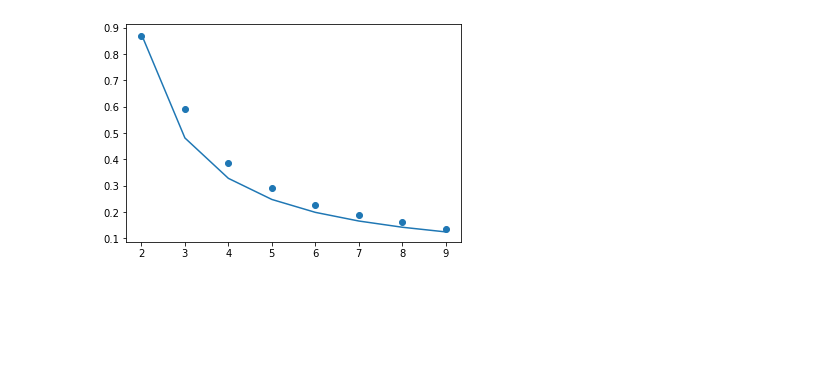
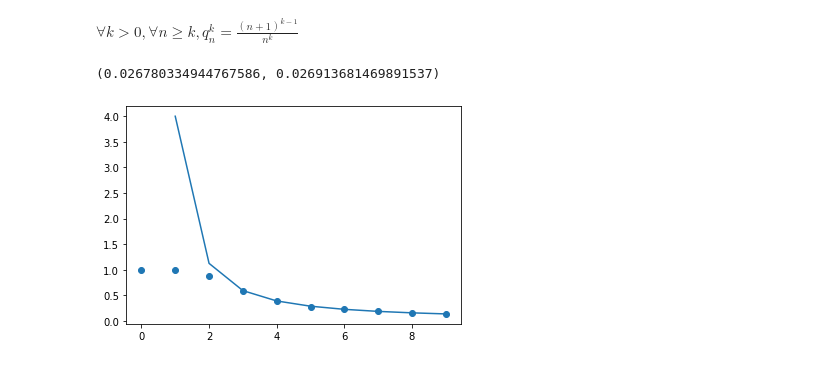
Before and after one commit to jeanHeibig/casinoRoulette, a Jupyter notebook: p_ruine/n2.ipynb, the cells around one changed output. Saved outputs shown, nothing was run; the diff lists cells and outputs as text; code cells hidden in the pictures; blank space fills up the shorter version.

```diff
--- a/p_ruine/n2.ipynb
+++ b/p_ruine/n2.ipynb
@@ -117,8 +65,2 @@ plt.show()
-# %%
-n_abscisse = np.arange(2, 10)
-r_ord3 = v_inf(3, n_abscisse)
-plt.scatter(n_abscisse, r_ord3)
-plt.plot(n_abscisse, (n_abscisse**2 + n_abscisse + 1) / n_abscisse**3)
-plt.show()
-# %% [output]
-[figure, removed]
+# %% [markdown]
+$\forall k > 0, \forall n \geq k, q_{n}^{k} = \frac{(n + 1)^{k - 1}}{n^{k}}$
@@ -124,0 +69,20 @@ plt.show()
+# %%
+n = 100
+q(n, n), np.exp(1) / (n + 1)
+# %% [output]
+(0.026780334944767586, 0.026913681469891537)
+# %%
+# plt.scatter(n_abscisse, r_ord0)
+# plt.scatter(n_abscisse, r_ord1)
+# plt.scatter(n_abscisse, r_ord2)
+plt.scatter(n_abscisse, r_ord3)
+
+# plt.plot(n_abscisse, 0 / n_abscisse ** 0)
+# plt.plot(n_abscisse, 1 / n_abscisse ** 1)
+# plt.plot(n_abscisse, (n_abscisse + 1) / n_abscisse**2)
+plt.plot(n_abscisse, (n_abscisse**2 + 2 * n_abscisse + 1) / n_abscisse**3)
+
+
+plt.show()
+# %% [output]
+[figure, added]
```
Also changed, not shown: parts of 9 cells of this notebook.
